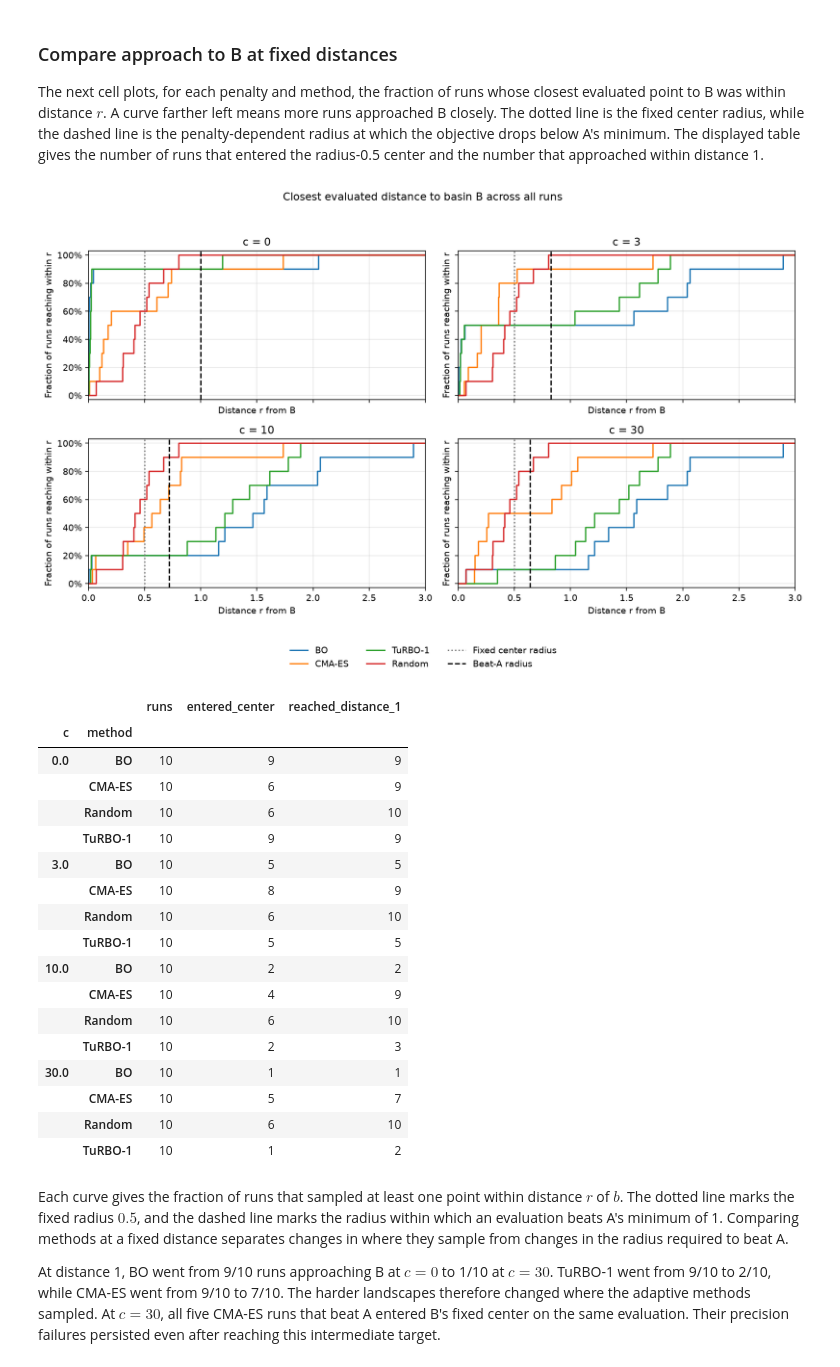
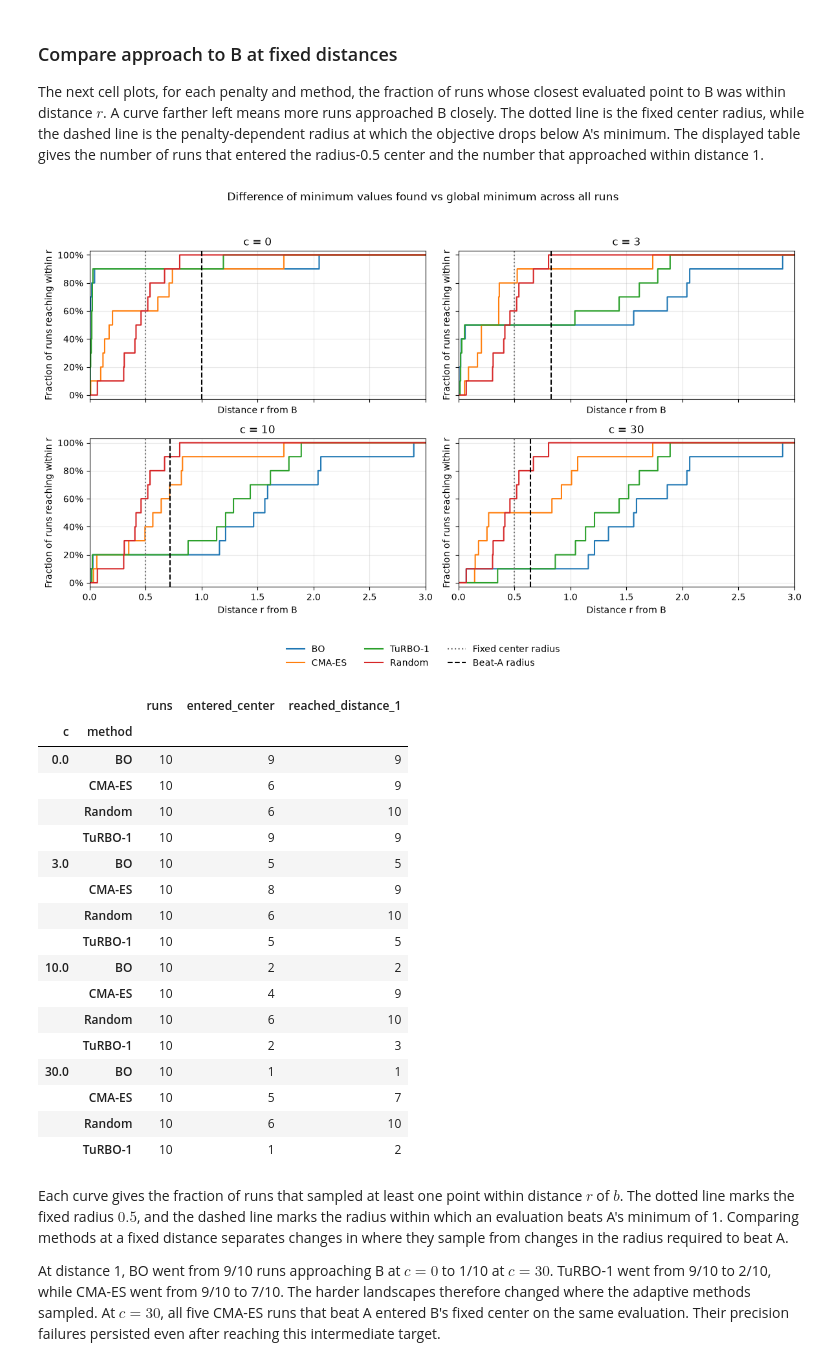
Before and after one commit to bbny27/DSA4212-G1, a Jupyter notebook: code/Experiment_1.ipynb, the cells around one changed output. Cells and saved outputs as stored; diff of their text form; code cells hidden in the pictures.

```diff
--- a/code/Experiment_1.ipynb
+++ b/code/Experiment_1.ipynb
@@ -566,35 +560,35 @@ The next cell plots, for each penalty and method, the fraction of runs whose clo
 fig, axes = plt.subplots(2, 2, figsize=(12, 7.6), sharex=True, sharey=True)
 radius_limit = float(np.ceil(extra["closest_b"].max()))
 radius_grid = np.linspace(0, radius_limit, 601)
 for ax, c in zip(axes.flat, plot_cs):
     for method in plot_methods:
         distances = extra.loc[(extra["c"] == c) & (extra["method"] == method),
                               "closest_b"].to_numpy()
         fractions = (distances[:, None] <= radius_grid).mean(axis=0)
         ax.step(radius_grid, fractions, where="post", color=METHOD_STYLES[method][0],
                 label=method)
     ax.axvline(center_radius, color="0.45", linestyle=":", label="Fixed center radius")
     ax.axvline(beat_a_radius(c), color="black", linestyle="--", label="Beat-A radius")
     ax.set(title=f"c = {c:g}", xlim=(0, radius_limit), ylim=(-0.03, 1.03),
            xlabel="Distance r from B", ylabel="Fraction of runs reaching within r")
     ax.yaxis.set_major_formatter(PercentFormatter(1))
     ax.grid(alpha=0.3)
 handles, labels = axes.flat[0].get_legend_handles_labels()
 fig.legend(handles, labels, loc="lower center", ncol=3, frameon=False)
-fig.suptitle("Closest evaluated distance to basin B across all runs")
+fig.suptitle("Difference of minimum values found vs global minimum across all runs")
 fig.tight_layout(rect=(0, 0.10, 1, 0.95))
 save_figure(fig, run_dir, "closest_approach_to_b.png")
 
 fixed_radius_table = extra.assign(
     within_center=extra["closest_b"] < center_radius,
     within_one=extra["closest_b"] < 1.0,
 ).groupby(["c", "method"]).agg(
     runs=("seed", "size"), entered_center=("within_center", "sum"),
     reached_distance_1=("within_one", "sum"),
 )
 display(fixed_radius_table)
 # %% [output]
-[figure, old version]
+[figure, new version]
 |  |  | runs | entered_center | reached_distance_1 |
 | c | method |  |  |  |
 | 0.0 | BO | 10 | 9 | 9 |
```
Also changed, not shown: parts of 11 cells of this notebook, 9 other files.
